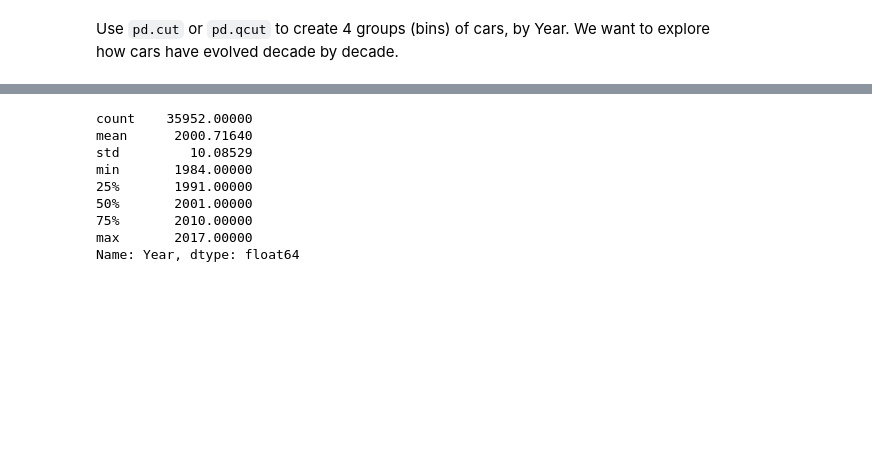
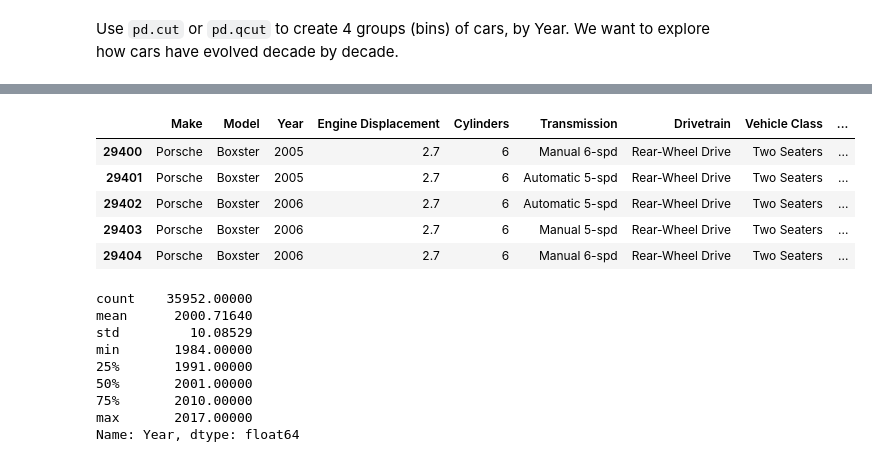
Before and after one commit to HannaFox/IH_Labs, a Jupyter notebook: 12_Lab_Pandas_Grouping_Data_Vehicles.ipynb, the cells around one changed output, grey strips where cells are left out. Saved outputs shown, nothing was run; the diff lists cells and outputs as text; code cells hidden in the pictures; blank space fills up the shorter version.

```diff
--- a/12_Lab_Pandas_Grouping_Data_Vehicles.ipynb
+++ b/12_Lab_Pandas_Grouping_Data_Vehicles.ipynb
@@ -194,3 +209,14 @@ Use `pd.cut` or `pd.qcut` to create 4 groups (bins) of cars, by Year. We want to
+# %%
+cars["Decade"] = pd.cut(cars["Year"],bins=[1980,1990,2000,2010,2020], labels=["1980er","1990er","2000er","2010er"])
+cars[["Year","Decade"]]
+cars.iloc[29400:29405]
+# %% [output]
+|  | Make | Model | Year | Engine Displacement | Cylinders | Transmission | Drivetrain | Vehicle Class | ... |
+| 29400 | Porsche | Boxster | 2005 | 2.7 | 6 | Manual 6-spd | Rear-Wheel Drive | Two Seaters | ... |
+| 29401 | Porsche | Boxster | 2005 | 2.7 | 6 | Automatic 5-spd | Rear-Wheel Drive | Two Seaters | ... |
+| 29402 | Porsche | Boxster | 2006 | 2.7 | 6 | Automatic 5-spd | Rear-Wheel Drive | Two Seaters | ... |
+| 29403 | Porsche | Boxster | 2006 | 2.7 | 6 | Manual 5-spd | Rear-Wheel Drive | Two Seaters | ... |
+| 29404 | Porsche | Boxster | 2006 | 2.7 | 6 | Manual 6-spd | Rear-Wheel Drive | Two Seaters | ... |
 # %%
 cars['Year'].describe()
 # %% [output]
```
Also changed, not shown: parts of 22 cells of this notebook.
